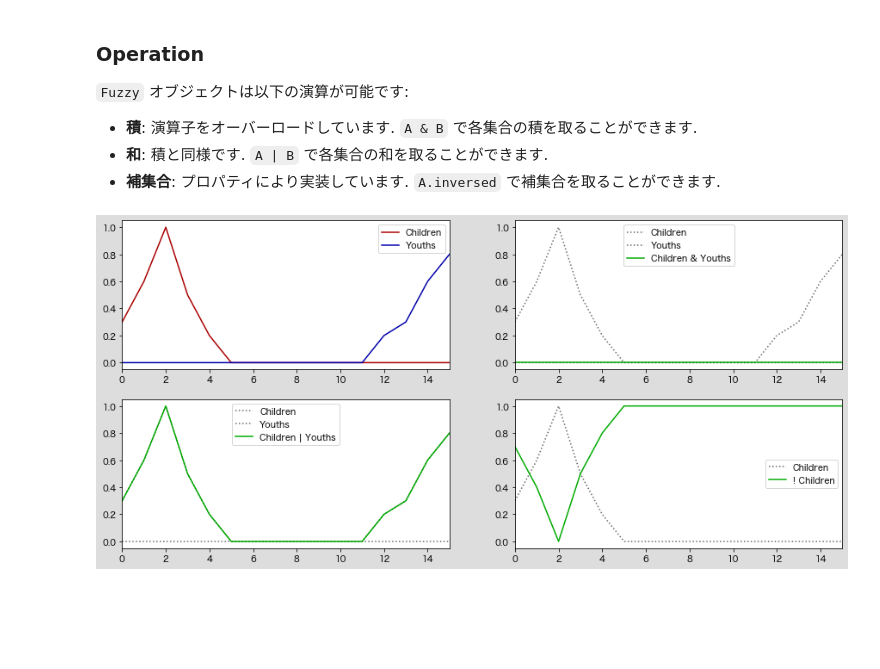
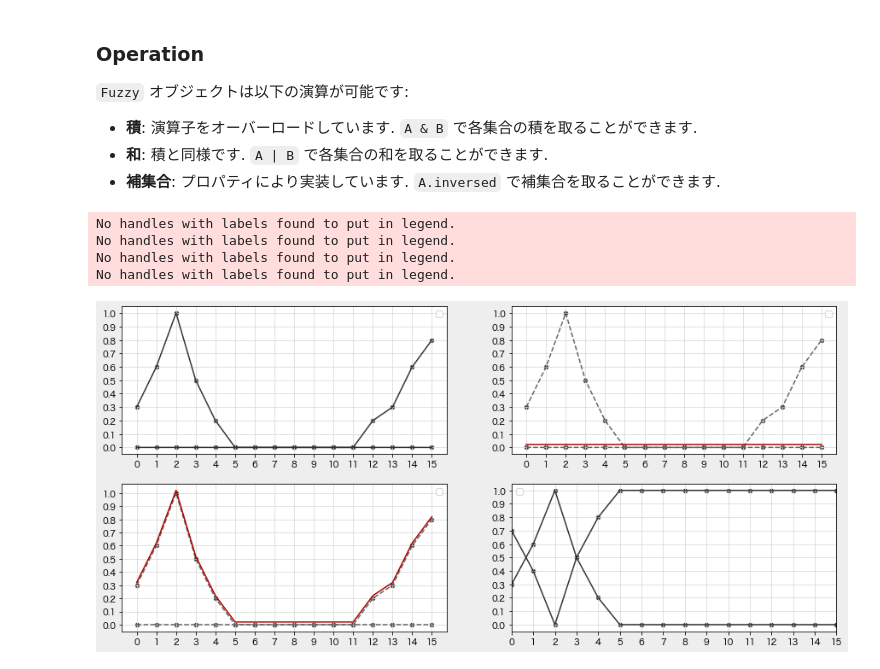
Before and after one commit to Enchan1207/Fuzzy, a Jupyter notebook: Usage.ipynb, the cells around one changed output. Saved outputs shown, nothing was run; the diff lists cells and outputs as text; code cells hidden in the pictures; blank space fills up the shorter version.

```diff
--- a/Usage.ipynb
+++ b/Usage.ipynb
@@ -44,39 +44,26 @@ print(age_fuzzy.set_repr)
  - **積**: 演算子をオーバーロードしています. `A & B` で各集合の積を取ることができます.
  - **和**: 積と同様です. `A | B` で各集合の和を取ることができます.
  - **補集合**: プロパティにより実装しています. `A.inversed` で補集合を取ることができます.
-# %%
-children_fuzzy = Fuzzy.parse_from(underlying_set, "0.3/0,0.6/1,1.0/2,0.5/3,0.2/4")
-youths_fuzzy = Fuzzy.parse_from(underlying_set, "0.2/12,0.3/13,0.6/14,0.8/15")
-
-import matplotlib.pyplot as plt
-plt.figure(figsize=(15, 7), facecolor="#DDD")
-
-plt.subplot(221)
-plt.plot(underlying_set, list(children_fuzzy.grade.values()), label="Children", color="#A00")
-plt.plot(underlying_set, list(youths_fuzzy.grade.values()), label="Youths", color="#00A")
-plt.legend()
-plt.xlim((0, 15))
-
-plt.subplot(222)
-plt.plot(underlying_set, list(children_fuzzy.grade.values()), label="Children", color="#666", linestyle="dotted")
-plt.plot(underlying_set, list(youths_fuzzy.grade.values()), label="Youths", color="#666", linestyle="dotted")
-plt.plot(underlying_set, list((children_fuzzy & youths_fuzzy).grade.values()), label="Children & Youths", color="#0A0")
-plt.legend()
-plt.xlim((0, 15))
-
-plt.subplot(223)
-plt.plot(underlying_set, list(children_fuzzy.grade.values()), label="Children", color="#666", linestyle="dotted")
-plt.plot(underlying_set, list(youths_fuzzy.grade.values()), label="Youths", color="#666", linestyle="dotted")
-plt.plot(underlying_set, list((children_fuzzy | youths_fuzzy).grade.values()), label="Children | Youths", color="#0A0")
-plt.legend()
-plt.xlim((0, 15))
-
-plt.subplot(224)
-plt.plot(underlying_set, list(children_fuzzy.grade.values()), label="Children", color="#666", linestyle="dotted")
-plt.plot(underlying_set, list((children_fuzzy.inversed).grade.values()), label="! Children", color="#0A0")
-plt.legend()
-plt.xlim((0, 15))
-
-plt.show()
-# %% [output]
-[figure, removed]
+# %%
+children_fuzzy = Fuzzy.parse_from(underlying_set, "0.3/0,0.6/1,1.0/2,0.5/3,0.2/4")
+youths_fuzzy = Fuzzy.parse_from(underlying_set, "0.2/12,0.3/13,0.6/14,0.8/15")
+
+import matplotlib.pyplot as plt
+import helper
+
+# 2x2=4枚のグラフ領域を初期化
+axes = helper.init_canvas((15,7), (2,2))
+
+# 描画
+helper.draw([children_fuzzy, youths_fuzzy], axes[0])
+helper.draw([children_fuzzy, youths_fuzzy, children_fuzzy & youths_fuzzy], axes[1], (2,))
+helper.draw([children_fuzzy, youths_fuzzy, children_fuzzy | youths_fuzzy], axes[2], (2,))
+helper.draw([children_fuzzy, children_fuzzy.inversed], axes[3])
+
+plt.show()
+# %% [output]
+No handles with labels found to put in legend.
+No handles with labels found to put in legend.
+No handles with labels found to put in legend.
+No handles with labels found to put in legend.
+[figure, added]
```
